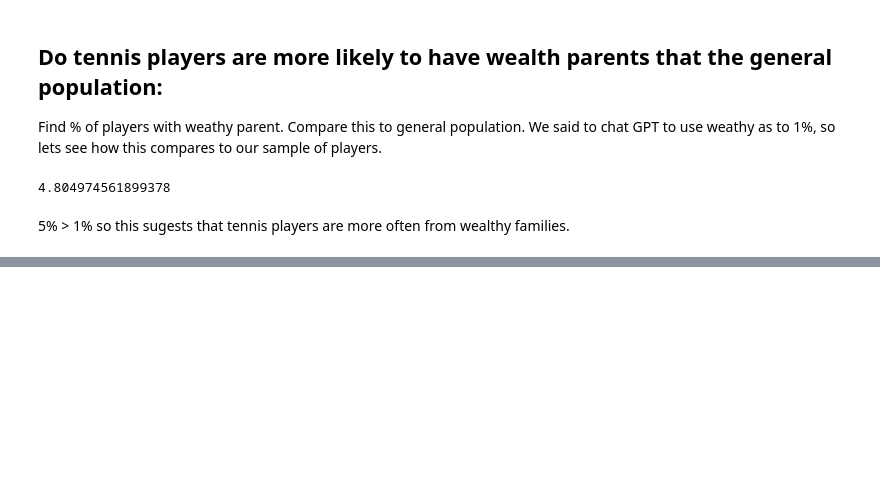
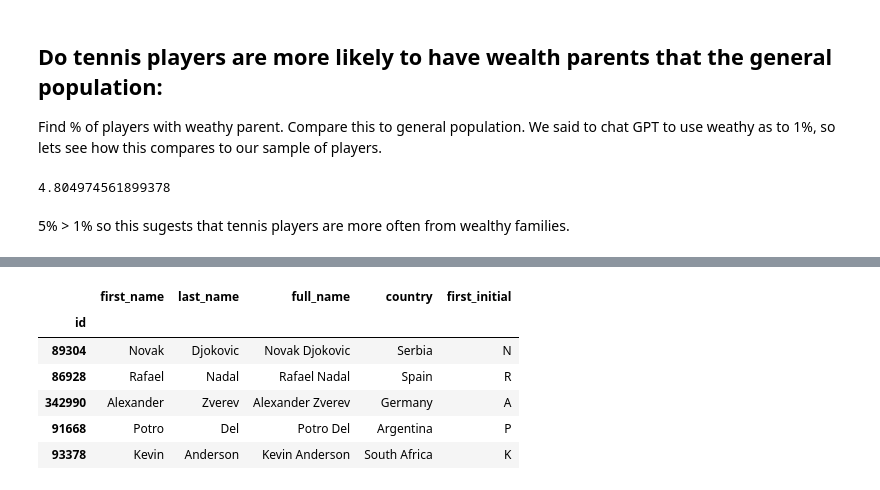
Before and after one commit to mmmcustard/analytics158739, a Jupyter notebook: 158739Assignment4.ipynb, the cells around one changed output, grey strips where cells are left out. Saved outputs shown, nothing was run; the diff lists cells and outputs as text; code cells hidden in the pictures; blank space fills up the shorter version.

Commit message:
pull initials from odds df

```diff
--- a/158739Assignment4.ipynb
+++ b/158739Assignment4.ipynb
@@ -637,0 +645,11 @@ percentage_wealthy
+# %%
+players_df['first_initial'] = players_df['first_name'].str[0]
+players_df.head()
+# %% [output]
+|  | first_name | last_name | full_name | country | first_initial |
+| id |  |  |  |  |  |
+| 89304 | Novak | Djokovic | Novak Djokovic | Serbia | N |
+| 86928 | Rafael | Nadal | Rafael Nadal | Spain | R |
+| 342990 | Alexander | Zverev | Alexander Zverev | Germany | A |
+| 91668 | Potro | Del | Potro Del | Argentina | P |
+| 93378 | Kevin | Anderson | Kevin Anderson | South Africa | K |
```
Also changed, not shown: parts of 13 cells of this notebook.
